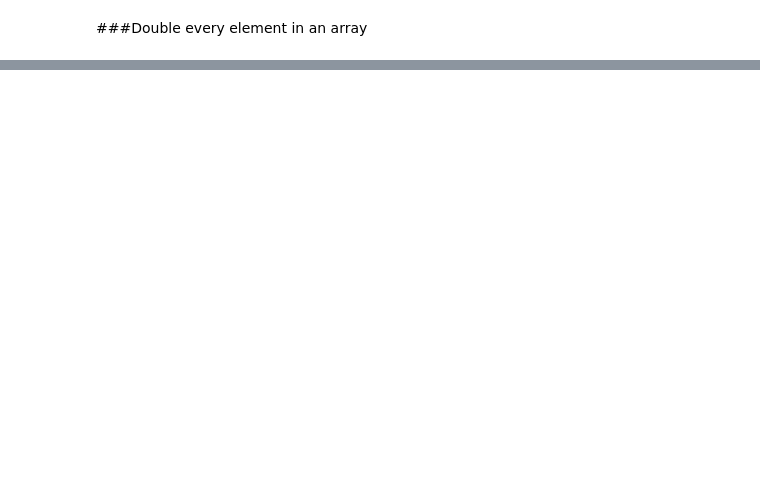
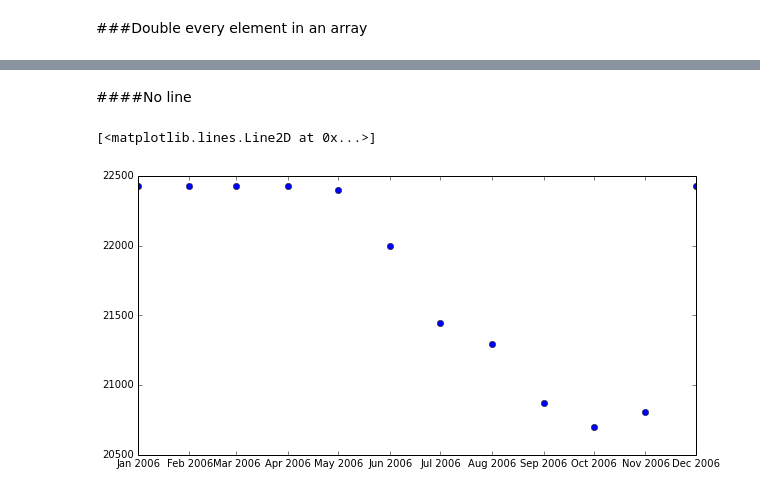
Before and after one commit to jiffyclub/2015-09-09-lbl-labtech, a Jupyter notebook: novice_numpy_matplotlib.ipynb, the cells around one changed output, grey strips where cells are left out. Drawn from its saved outputs; the diff is of its cells as text; code cells hidden in the pictures; blank space fills up the shorter version.

```diff
--- a/novice_numpy_matplotlib.ipynb
+++ b/novice_numpy_matplotlib.ipynb
@@ -177,0 +256,11 @@ large_array*2
+# %% [markdown]
+####No line
+# %%
+fig = pyplot.figure(figsize = [10, 5])
+ax = fig.add_subplot(1,1,1)
+ax.plot(nicasio_2006_date_datetime, nicasio_2006_storage,
+        marker = 'o',
+        linestyle = 'none')
+# %% [output]
+[<matplotlib.lines.Line2D at 0x...>]
+[figure, added]
```
Also changed, not shown: parts of 43 cells of this notebook.
